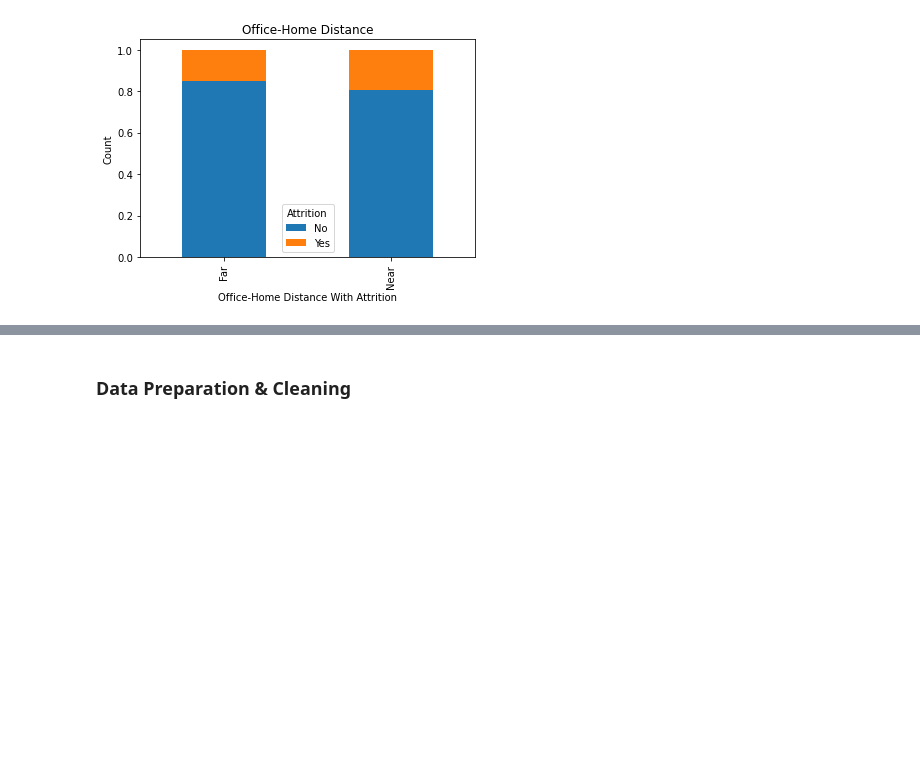
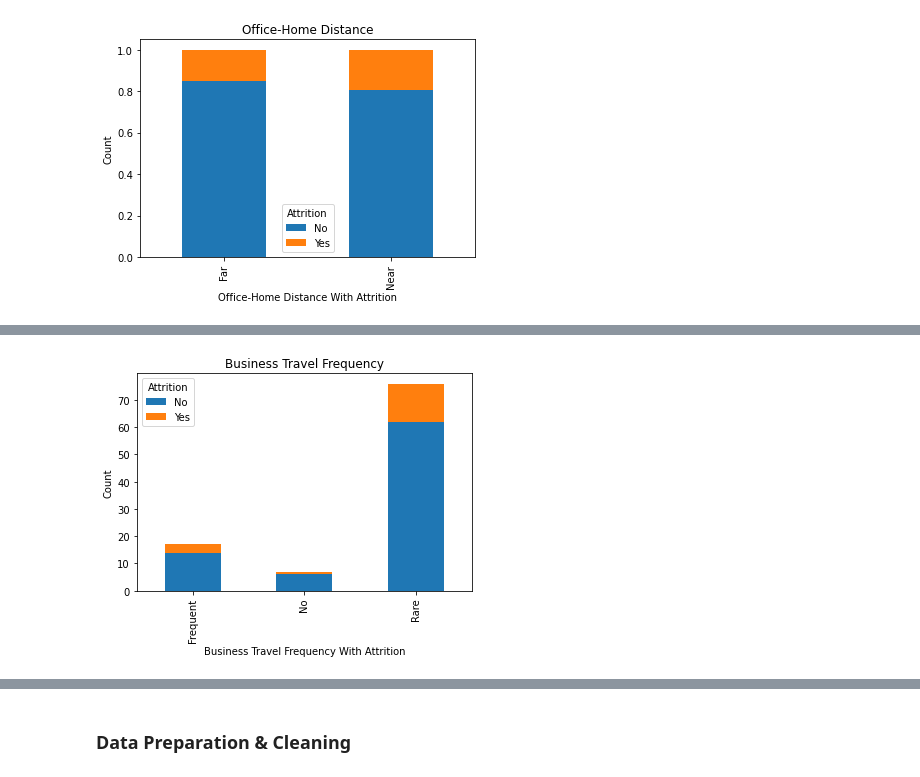
Before and after one commit to Chanlaiieng12/Predicting-Employee-Turnover, a Jupyter notebook: Team 5 Final Project.ipynb, the cells around one changed output, grey strips where cells are left out. Cells and saved outputs as stored; diff of their text form; code cells hidden in the pictures; blank space fills up the shorter version.

```diff
--- a/Team 5 Final Project.ipynb
+++ b/Team 5 Final Project.ipynb
@@ -177,0 +191,10 @@ plt.show()
+# %%
+# Bar graph of business travel frequency with overlay of attrition
+crosstab3 = pd.crosstab(EmployeeData['Business Travel'],EmployeeData['Attrition'])
+crosstab3.plot(kind='bar',stacked=True)
+plt.xlabel("Business Travel Frequency With Attrition")
+plt.ylabel("Count")
+plt.title("Business Travel Frequency")
+plt.show()
+# %% [output]
+[figure, added]
```
Also changed, not shown: parts of 15 cells of this notebook.
